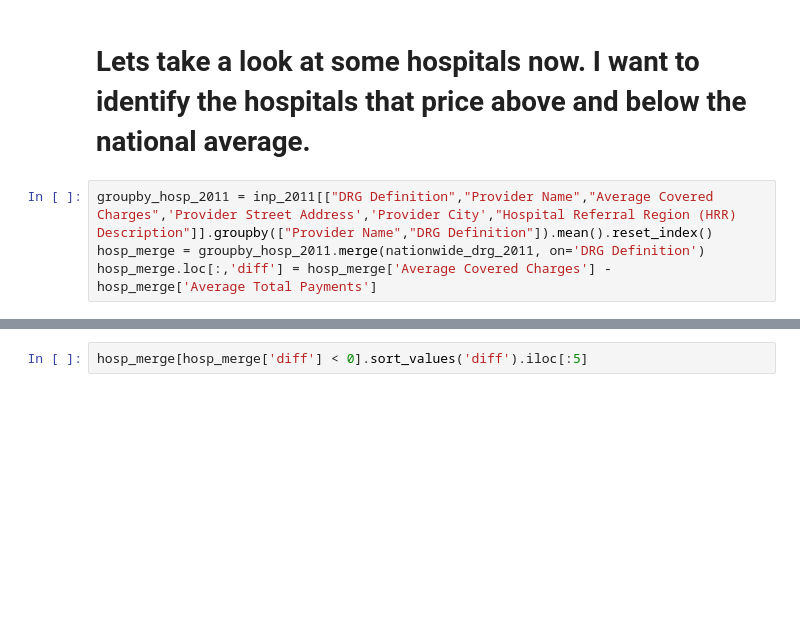
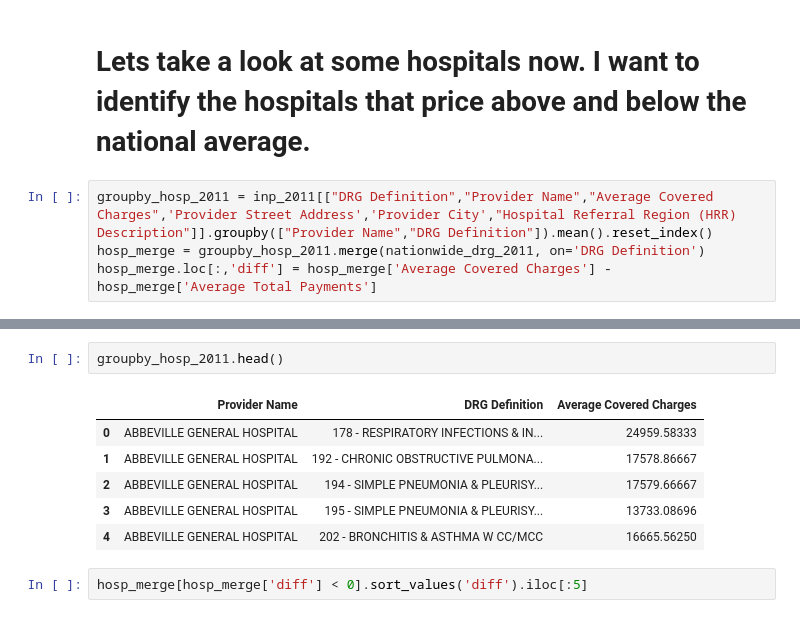
Before and after one commit to DataAndDeadlifts/CMS_Projects, a Jupyter notebook: 2018-07-26 Inpatient Investigation.ipynb, the cells around one changed output, grey strips where cells are left out. Saved outputs shown, nothing was run; the diff lists cells and outputs as text; blank space fills up the shorter version.

```diff
--- a/2018-07-26 Inpatient Investigation.ipynb
+++ b/2018-07-26 Inpatient Investigation.ipynb
@@ -205,3 +184,12 @@ groupby_hosp_2011_wloc
+# %%
+groupby_hosp_2011.head()
+# %% [output]
+|  | Provider Name | DRG Definition | Average Covered Charges |
+| 0 | ABBEVILLE GENERAL HOSPITAL | 178 - RESPIRATORY INFECTIONS & IN... | 24959.58333 |
+| 1 | ABBEVILLE GENERAL HOSPITAL | 192 - CHRONIC OBSTRUCTIVE PULMONA... | 17578.86667 |
+| 2 | ABBEVILLE GENERAL HOSPITAL | 194 - SIMPLE PNEUMONIA & PLEURISY... | 17579.66667 |
+| 3 | ABBEVILLE GENERAL HOSPITAL | 195 - SIMPLE PNEUMONIA & PLEURISY... | 13733.08696 |
+| 4 | ABBEVILLE GENERAL HOSPITAL | 202 - BRONCHITIS & ASTHMA W CC/MCC | 16665.56250 |
 # %%
 hosp_merge[hosp_merge['diff'] < 0].sort_values('diff').iloc[:5]
 # %% [output]
```
Also changed, not shown: parts of 6 cells of this notebook.
